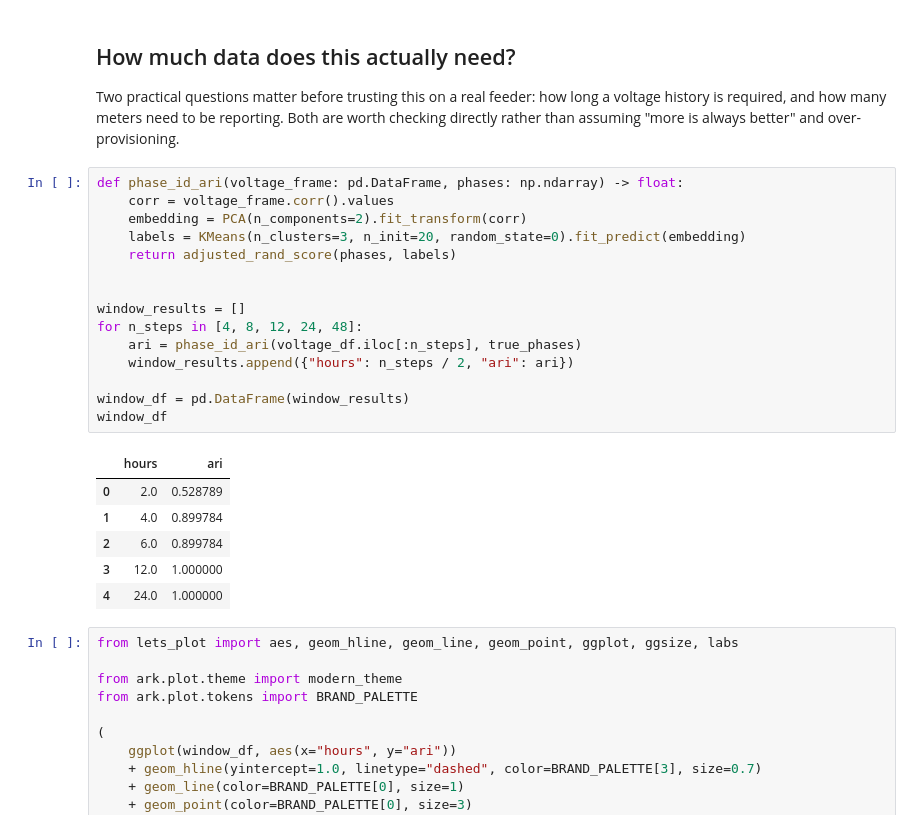
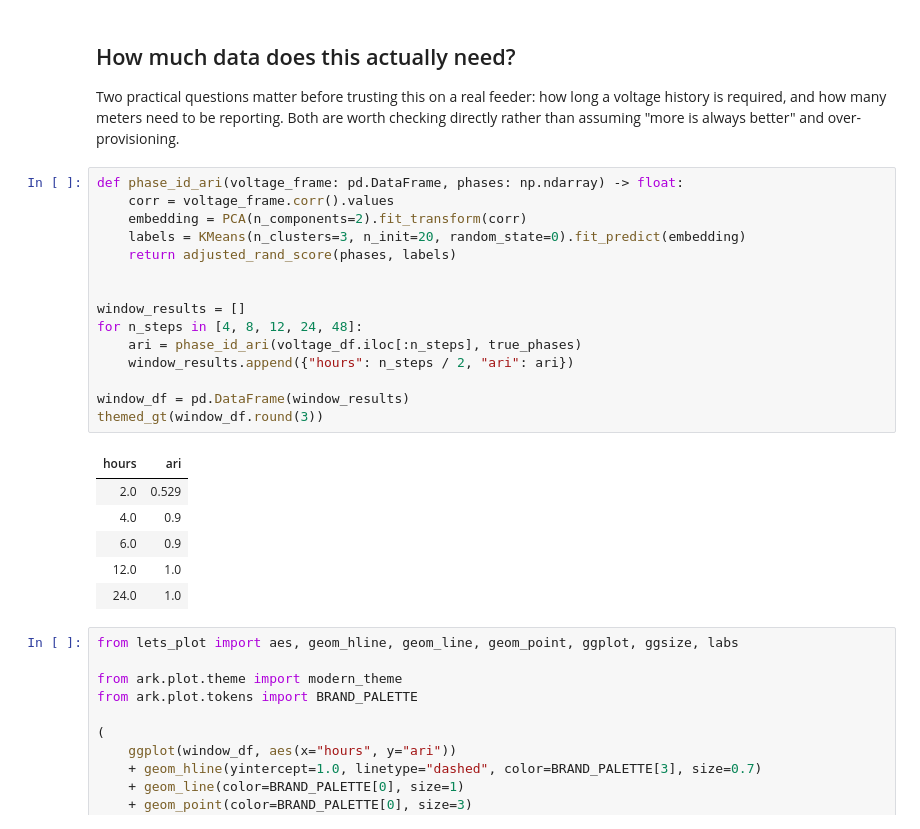
Before and after one commit to sambaiga/ml-energy-disaggregation, a Jupyter notebook: book/04-grid-edge/03-phase-identification-code.ipynb, the cells around one changed output. Drawn from its saved outputs; the diff is of its cells as text.

```diff
--- a/book/04-grid-edge/03-phase-identification-code.ipynb
+++ b/book/04-grid-edge/03-phase-identification-code.ipynb
@@ -294,25 +296,25 @@ always better" and over-provisioning.
 # %%
 def phase_id_ari(voltage_frame: pd.DataFrame, phases: np.ndarray) -> float:
     corr = voltage_frame.corr().values
     embedding = PCA(n_components=2).fit_transform(corr)
     labels = KMeans(n_clusters=3, n_init=20, random_state=0).fit_predict(embedding)
     return adjusted_rand_score(phases, labels)
 
 
 window_results = []
 for n_steps in [4, 8, 12, 24, 48]:
     ari = phase_id_ari(voltage_df.iloc[:n_steps], true_phases)
     window_results.append({"hours": n_steps / 2, "ari": ari})
 
 window_df = pd.DataFrame(window_results)
-window_df
+themed_gt(window_df.round(3))
 # %% [output]
-|  | hours | ari |
-| 0 | 2.0 | 0.528789 |
-| 1 | 4.0 | 0.899784 |
-| 2 | 6.0 | 0.899784 |
-| 3 | 12.0 | 1.000000 |
-| 4 | 24.0 | 1.000000 |
+| hours | ari |
+| 2.0 | 0.529 |
+| 4.0 | 0.9 |
+| 6.0 | 0.9 |
+| 12.0 | 1.0 |
+| 24.0 | 1.0 |
 # %%
 from lets_plot import aes, geom_hline, geom_line, geom_point, ggplot, ggsize, labs
 
```
Also changed, not shown: parts of 4 cells of this notebook, 3 other files.
